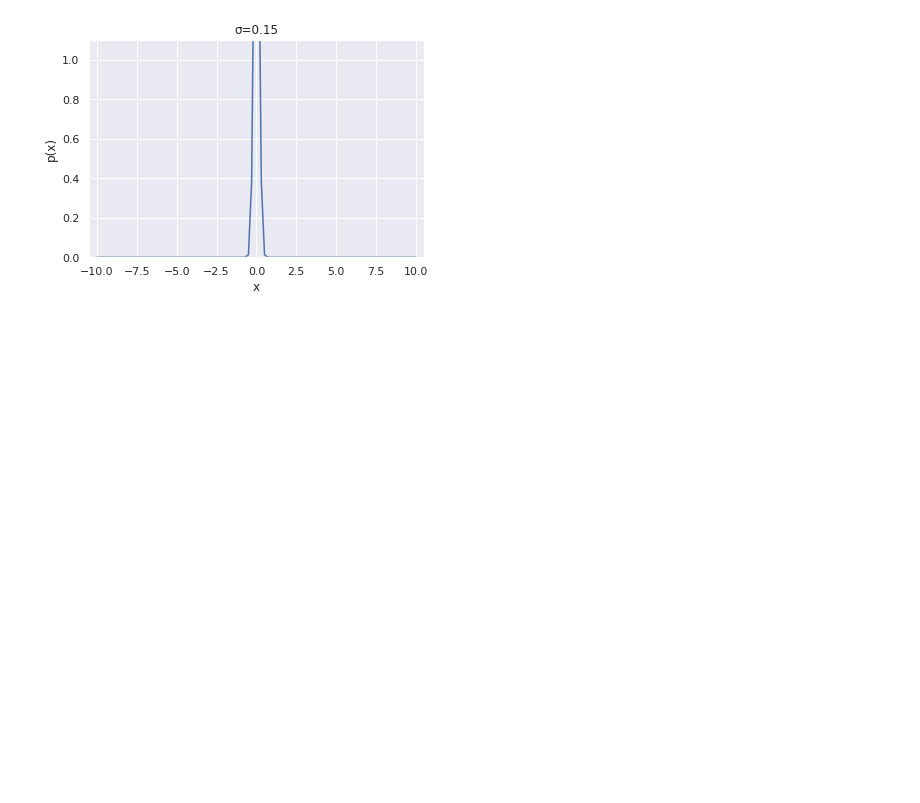
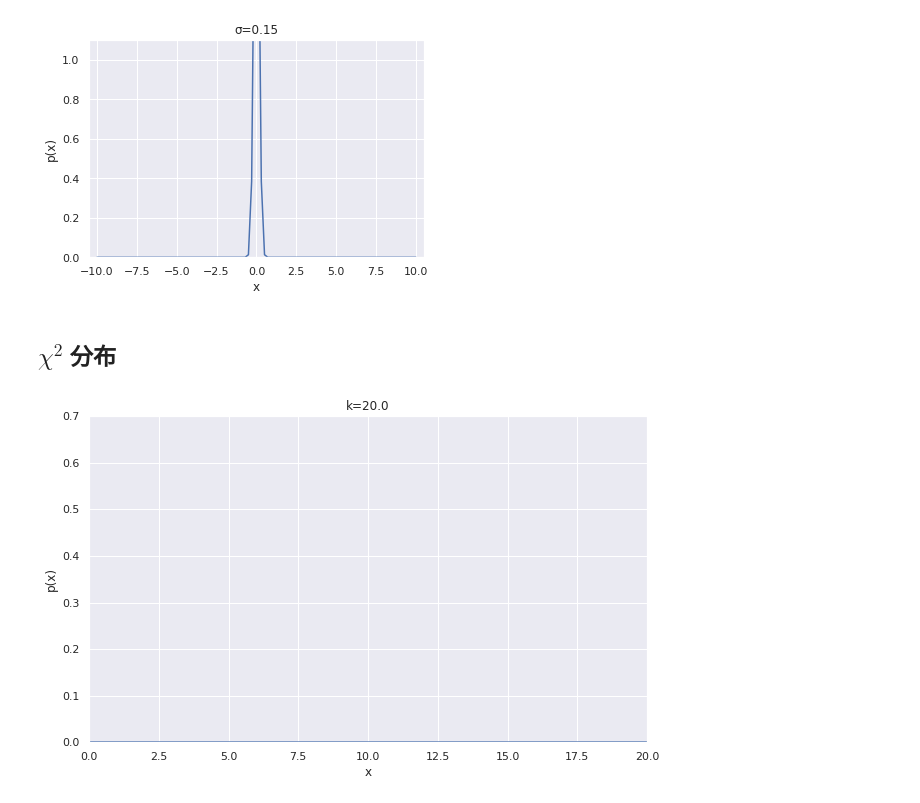
Before and after one commit to e4Rl97/Python3_temp, a Jupyter notebook: 正規分布関連描画.ipynb, the cells around one changed output. Drawn from its saved outputs; the diff is of its cells as text; code cells hidden in the pictures; blank space fills up the shorter version.

```diff
--- a/正規分布関連描画.ipynb
+++ b/正規分布関連描画.ipynb
@@ -80,3 +82,47 @@ ani.save('anim2.gif', writer="imagemagick")
 # %% [output]
 MovieWriter imagemagick unavailable; using Pillow instead.
 [figure]
+# %% [markdown]
+## $ \chi^2 $ 分布
+# %%
+import numpy as np
+import matplotlib.pyplot as plt
+import matplotlib.animation as animation
+from IPython.display import HTML
+from scipy.stats import norm
+from scipy import stats
+import seaborn as sns
+
+sns.set()
+sns.set_style('darkgrid')
+
+fig, ax = plt.subplots(figsize = (10, 6))
+# fig = plt.figure()
+
+def update(num,x,y,scales,lines):
+    if len(lines) > 0:
+        lines.pop().remove()
+    y_ = stats.chi2.pdf(x, num, scale=scales[num])
+#     ax.plot(x, stats.chi2.pdf(x, k), label=r'$k=%i$' % k)
+    line, = ax.plot(x, y_,c="b", label=r'$k=%i$' % num)
+    lines.append(line)
+    sig = 'k='
+    ax.set_title(sig + str(scales[num])[:4])
+
+ax.set_xlim(0, 20)
+ax.set_ylim(0, 0.7)
+ax.set_xlabel('x')
+ax.set_ylabel('p(x)')
+
+x = np.linspace(0,21,100)
+y= norm.pdf(x,loc=0,scale=1)
+scales = np.linspace(1, 20, 20)
+
+lines = []
+
+ani = animation.FuncAnimation(fig, update, fargs=(x,y,scales,lines), interval=100, frames=20)
+
+dpi=100
+ani.save('chi2_dist.gif', writer="pillow")
+# %% [output]
+[figure, added]
```
Also changed, not shown: parts of 8 cells of this notebook, 8 other files.
